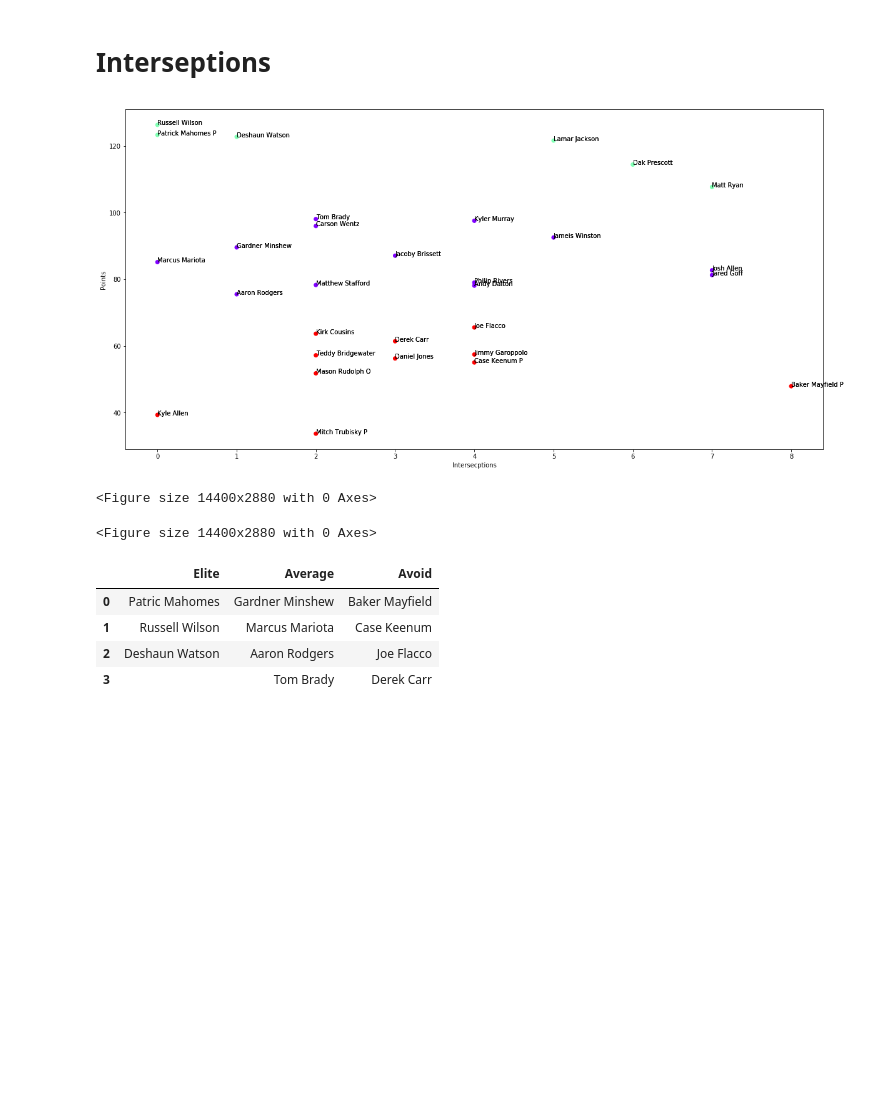
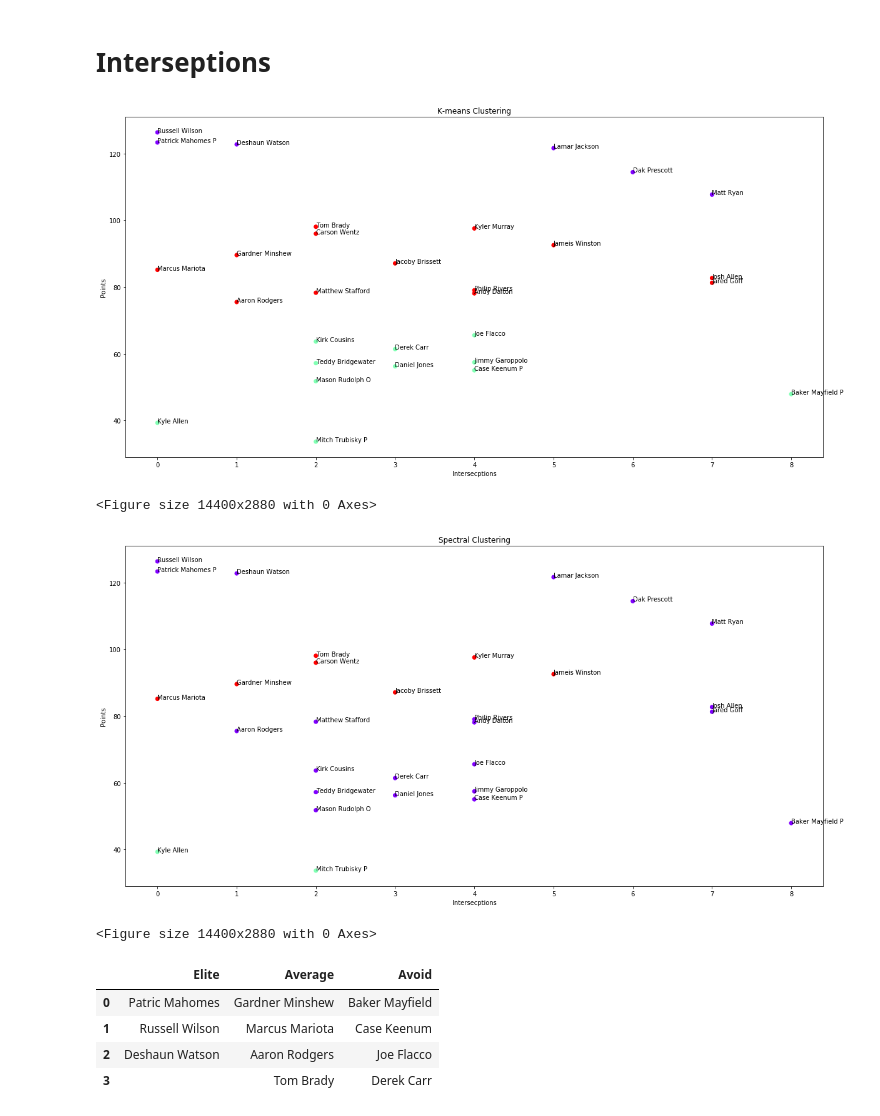
Before and after one commit to anuliyan/NFL-Fantacy, a Jupyter notebook: NFL_Fantacy-checkpoint.ipynb, the cells around one changed output. Saved outputs shown, nothing was run; the diff lists cells and outputs as text; code cells hidden in the pictures; blank space fills up the shorter version.

```diff
--- a/NFL_Fantacy-checkpoint.ipynb
+++ b/NFL_Fantacy-checkpoint.ipynb
@@ -130,7 +169,6 @@ QB_YDS = Dataframe[Dataframe.Position_ID == 1]
 def feed_QB_data(data1,data2,data3,data4,pca=True):
     X=np.array(QB_YDS[[data1,data2]])
     name = np.array(QB_YDS['Player_Name'])
-
 
 
     X_norm = normalize(X)
@@ -147,28 +185,39 @@ def feed_QB_data(data1,data2,data3,data4,pca=True):
     Kmeans_3 = KMeans(n_clusters)
     Kmeans_3.fit(X)
 
+
     x_coords=X[:,0]
     y_coords=X[:,1]
 
-    fig, ax = plt.subplots(1, figsize=(20, 10))
-    ax.scatter(x_coords,y_coords, c=Kmeans_3.labels_, cmap='rainbow')
-
-    if pca:
-        ax.set_xlabel(data3)
-        ax.set_ylabel(data4)
-
-    if not pca:
-        ax.set_xlabel('component1')
-        ax.set_ylabel('component2')
-
+    fig, ax1 = plt.subplots(1, figsize=(20, 10))
+    ax1.scatter(x_coords,y_coords, c=Kmeans_3.labels_, cmap='rainbow')
+    ax1.set_xlabel(data3)
+    ax1.set_ylabel(data4)
+    ax1.set_title("K-means Clustering")
     for i, txt in enumerate(name):
-        ax.annotate(txt,(x_coords[i], y_coords[i]))
+        ax1.annotate(txt,(x_coords[i], y_coords[i]))
     plt.figure(figsize=(200,40))
 
+    X1=np.array(QB_YDS[[data1,data2]])
+    name = np.array(QB_YDS['Player_Name'])
 
+    x1_coords=X1[:,0]
+    y1_coords=X1[:,1]
+
+    # Declare and fit the model.
+    sc = SpectralClustering(n_clusters)
+    sc.fit(X1)
+
+
+    fig, ax2 = plt.subplots(1, figsize=(20, 10))
+    ax2.scatter(x1_coords,y1_coords, c=sc.labels_, cmap='rainbow')
+    ax2.set_xlabel(data3)
+    ax2.set_ylabel(data4)
+    ax2.set_title("Spectral Clustering")
     for i, txt in enumerate(name):
-        ax.annotate(txt,(x_coords[i], y_coords[i]))
+        ax2.annotate(txt,(x1_coords[i], y1_coords[i]))
     plt.figure(figsize=(200,40))
+    metrics.adjusted_rand_score(x1_coords, y1_coords)
 # %% [markdown]
 # Passing Yards and Touchdowns
 # %%
@@ -198,10 +255,11 @@ df
 # %% [markdown]
 # Interseptions
 # %%
-feed_QB_data('INT','FPTS','Intersecptions','Points',pca=True)
+feed_QB_data('INT','FPTS','Intersecptions','Points')
 # %% [output]
-[figure, old version]
+[figure, new version]
 <Figure size 14400x2880 with 0 Axes>
+[figure, added]
 <Figure size 14400x2880 with 0 Axes>
 # %%
 data = [['Patric Mahomes','Gardner Minshew','Baker Mayfield'],
```
Also changed, not shown: parts of 29 cells of this notebook.
